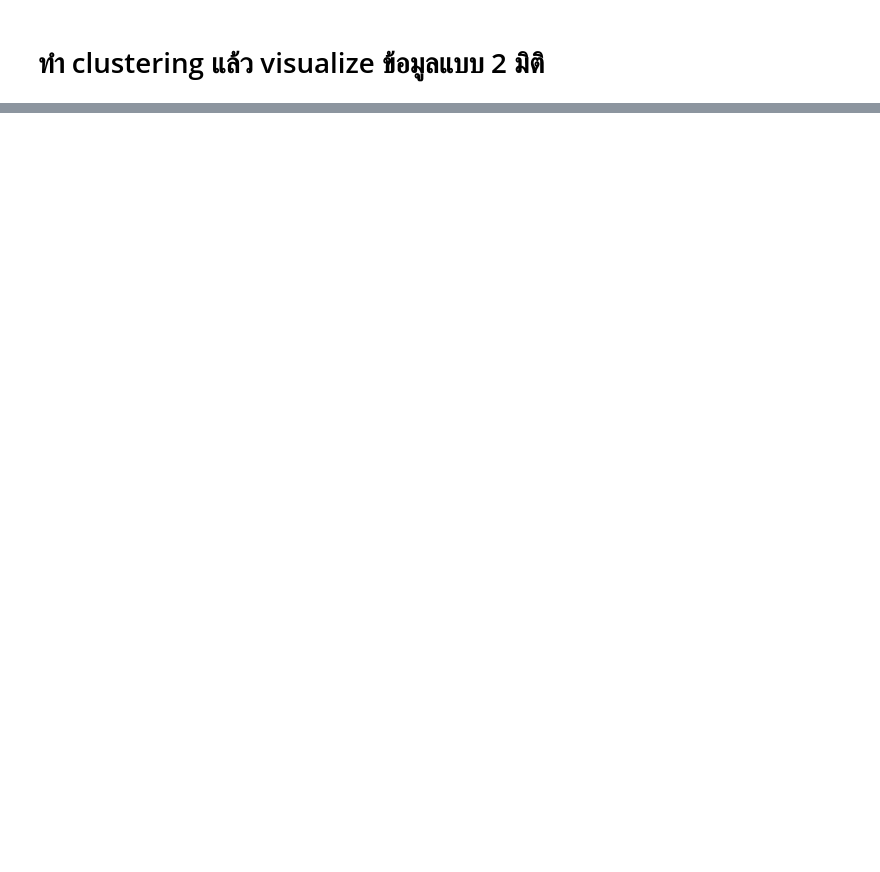
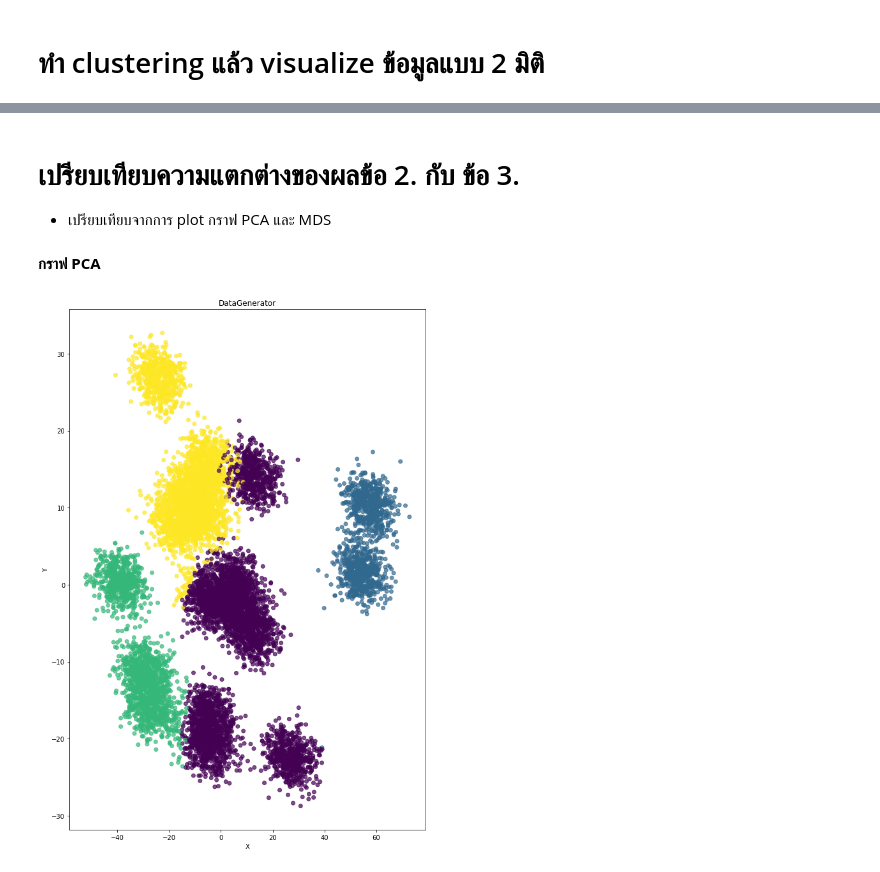
Before and after one commit to Jittiya/multivariate, a Jupyter notebook: Multivariate_Exam.ipynb, the cells around one changed output, grey strips where cells are left out. Saved outputs shown, nothing was run; the diff lists cells and outputs as text; code cells hidden in the pictures; blank space fills up the shorter version.

```diff
--- a/Multivariate_Exam.ipynb
+++ b/Multivariate_Exam.ipynb
@@ -334,0 +362,13 @@ Text(0, 0.5, 'Y')
+# %% [markdown]
+# เปรียบเทียบความแตกต่างของผลข้อ 2. กับ ข้อ 3.
+
+   - เปรียบเทียบจากการ plot กราฟ PCA และ MDS
+# %% [markdown]
+**กราฟ PCA**
+# %%
+plt.scatter(new_pca[:,0],new_pca[:,1],c=y,alpha=0.7)
+plt.title('DataGenerator')
+plt.xlabel('X')
+plt.ylabel('Y');
+# %% [output]
+[figure, added]
```
Also changed, not shown: parts of 17 cells of this notebook.
